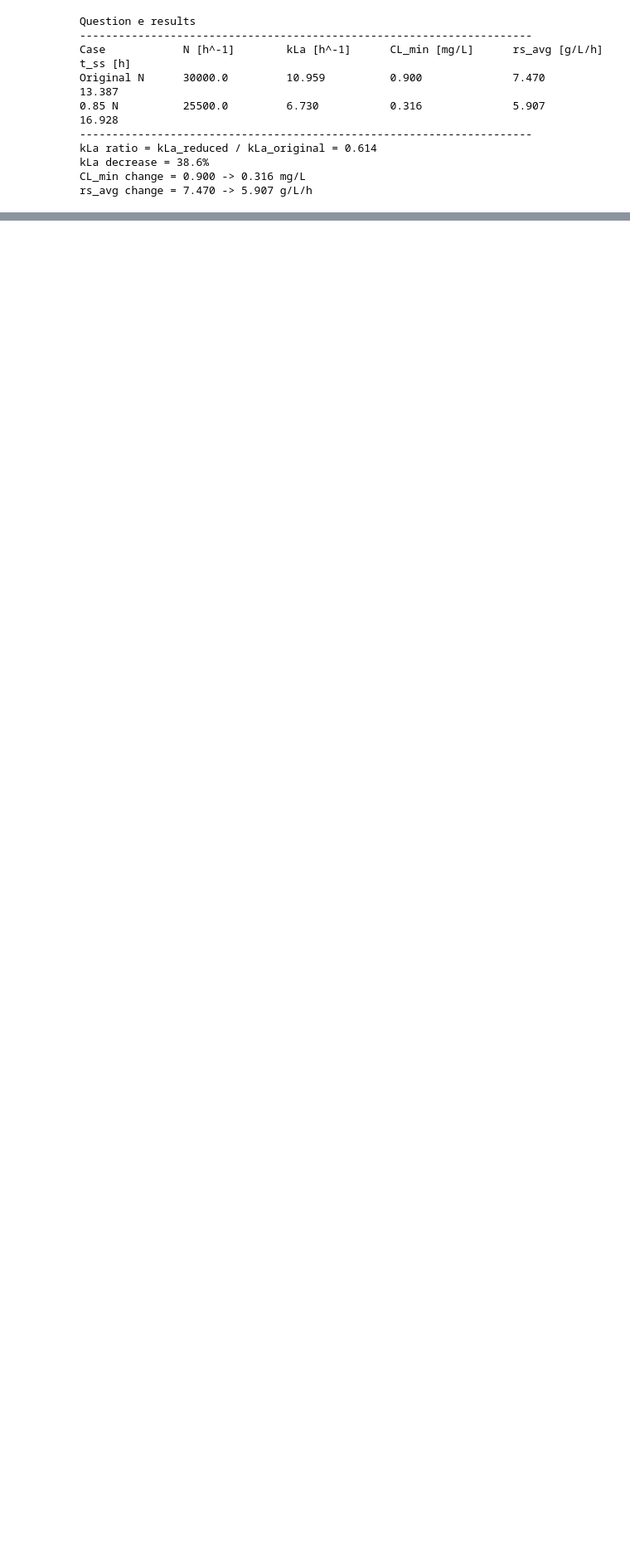
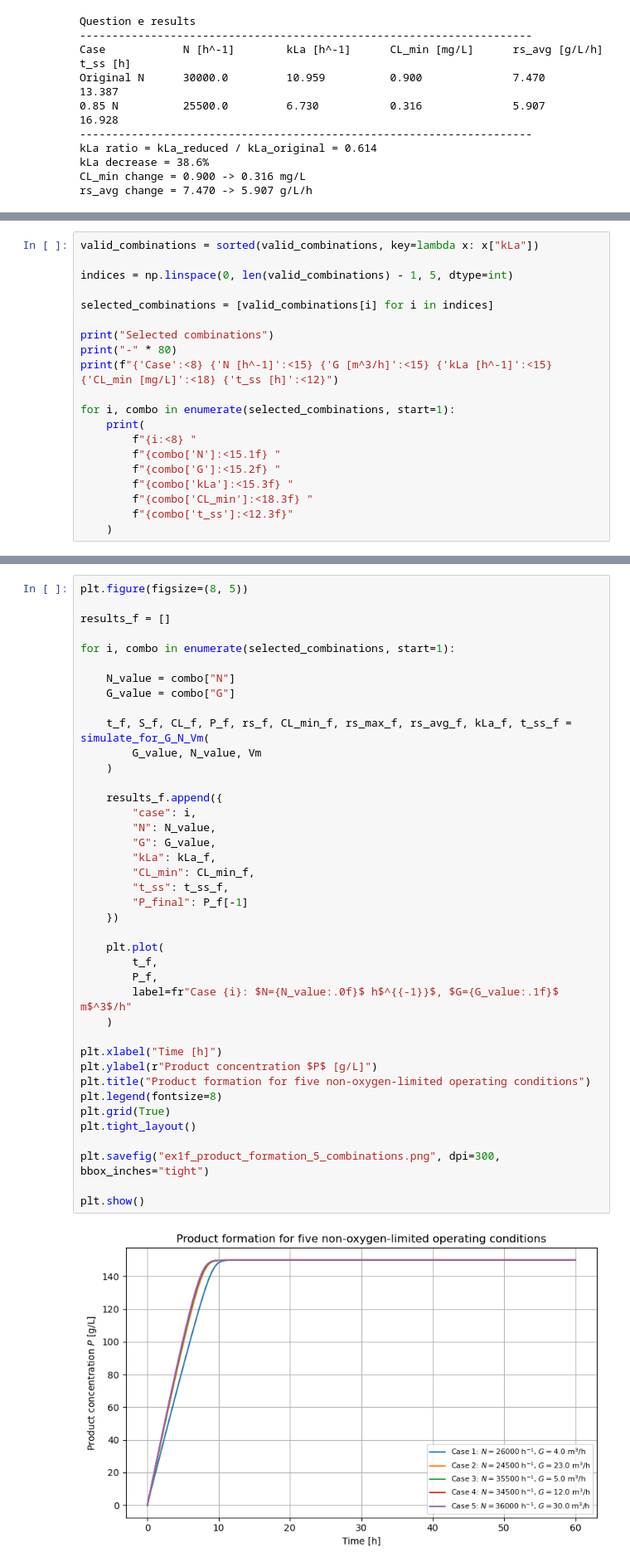
Before and after one commit to vicollari/bioreactor_simulation, a Jupyter notebook: project5/exo1.ipynb, the cells around one changed output, grey strips where cells are left out. Shown at 83% size. Saved outputs shown, nothing was run; the diff lists cells and outputs as text; blank space fills up the shorter version.

```diff
--- a/project5/exo1.ipynb
+++ b/project5/exo1.ipynb
@@ -527,0 +558,20 @@ plt.show()
+# %%
+valid_combinations = sorted(valid_combinations, key=lambda x: x["kLa"])
+
+indices = np.linspace(0, len(valid_combinations) - 1, 5, dtype=int)
+
+selected_combinations = [valid_combinations[i] for i in indices]
+
+print("Selected combinations")
+print("-" * 80)
+print(f"{'Case':<8} {'N [h^-1]':<15} {'G [m^3/h]':<15} {'kLa [h^-1]':<15} {'CL_min [mg/L]':<18} {'t_ss [h]':<12}")
+
+for i, combo in enumerate(selected_combinations, start=1):
+    print(
+        f"{i:<8} "
+        f"{combo['N']:<15.1f} "
+        f"{combo['G']:<15.2f} "
+        f"{combo['kLa']:<15.3f} "
+        f"{combo['CL_min']:<18.3f} "
+        f"{combo['t_ss']:<12.3f}"
+    )
@@ -527,0 +587,42 @@ plt.show()
+# %%
+plt.figure(figsize=(8, 5))
+
+results_f = []
+
+for i, combo in enumerate(selected_combinations, start=1):
+
+    N_value = combo["N"]
+    G_value = combo["G"]
+
+    t_f, S_f, CL_f, P_f, rs_f, CL_min_f, rs_max_f, rs_avg_f, kLa_f, t_ss_f = simulate_for_G_N_Vm(
+        G_value, N_value, Vm
+    )
+
+    results_f.append({
+        "case": i,
+        "N": N_value,
+        "G": G_value,
+        "kLa": kLa_f,
+        "CL_min": CL_min_f,
+        "t_ss": t_ss_f,
+        "P_final": P_f[-1]
+    })
+
+    plt.plot(
+        t_f,
+        P_f,
+        label=fr"Case {i}: $N={N_value:.0f}$ h$^{{-1}}$, $G={G_value:.1f}$ m$^3$/h"
+    )
+
+plt.xlabel("Time [h]")
+plt.ylabel(r"Product concentration $P$ [g/L]")
+plt.title("Product formation for five non-oxygen-limited operating conditions")
+plt.legend(fontsize=8)
+plt.grid(True)
+plt.tight_layout()
+
+plt.savefig("ex1f_product_formation_5_combinations.png", dpi=300, bbox_inches="tight")
+
+plt.show()
+# %% [output]
+[figure, added]
```
Also changed, not shown: parts of 4 cells of this notebook, 3 other files.
